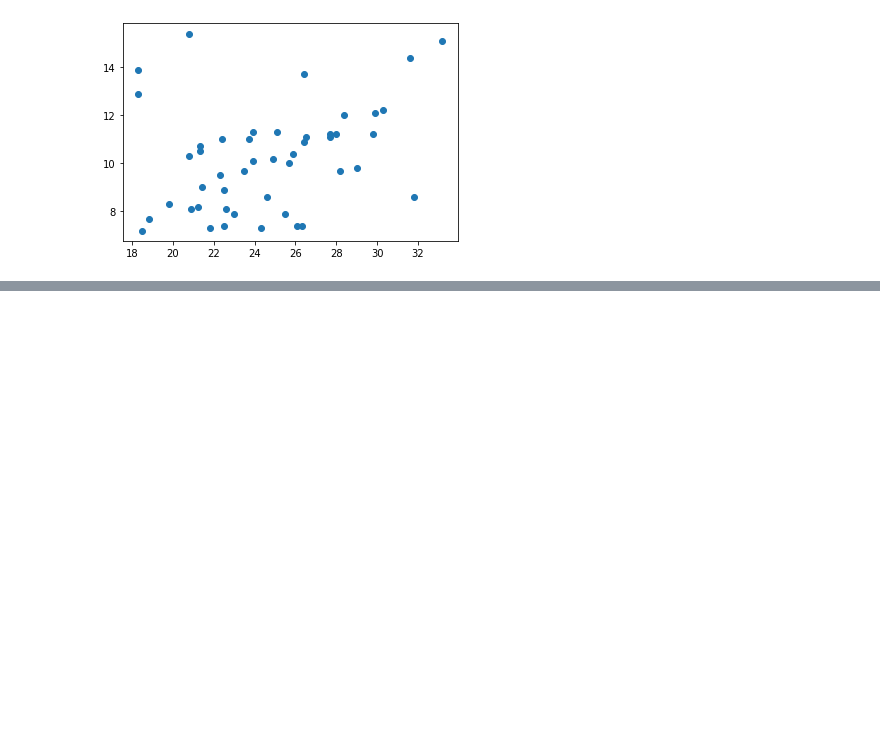
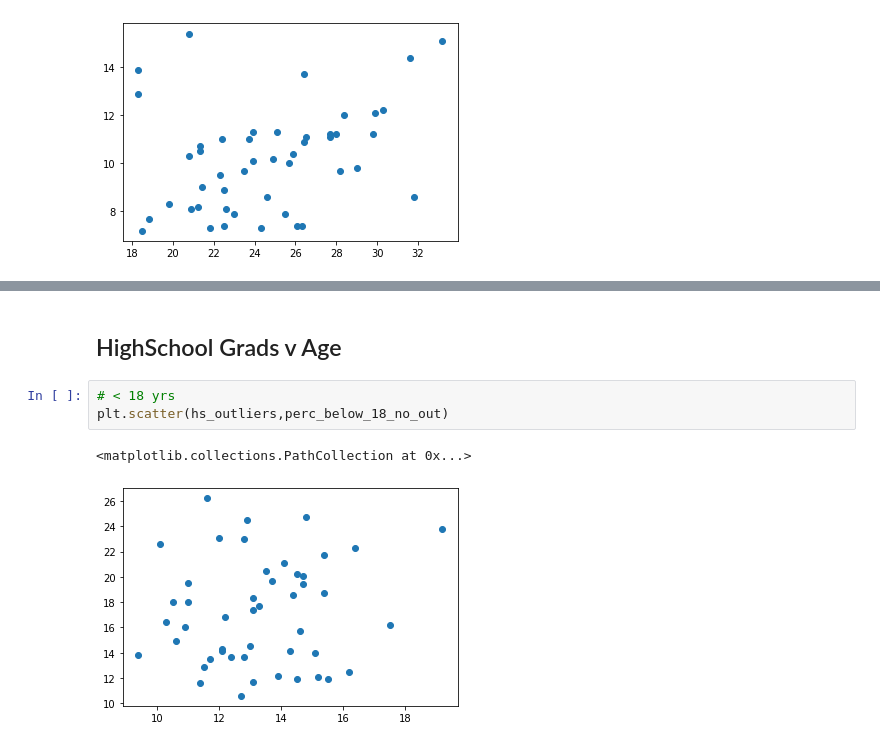
Before and after one commit to imagineLife/data-cleaner, a Jupyter notebook: Scatterplots.ipynb, the cells around one changed output, grey strips where cells are left out. Saved outputs shown, nothing was run; the diff lists cells and outputs as text; blank space fills up the shorter version.

```diff
--- a/Scatterplots.ipynb
+++ b/Scatterplots.ipynb
@@ -153,0 +157,8 @@ plt.scatter(no_hs_outliers,no_out_35_64)
+# %% [markdown]
+## HighSchool Grads v Age
+# %%
+# < 18 yrs
+plt.scatter(hs_outliers,perc_below_18_no_out)
+# %% [output]
+<matplotlib.collections.PathCollection at 0x...>
+[figure, added]
```
Also changed, not shown: parts of 9 cells of this notebook.
